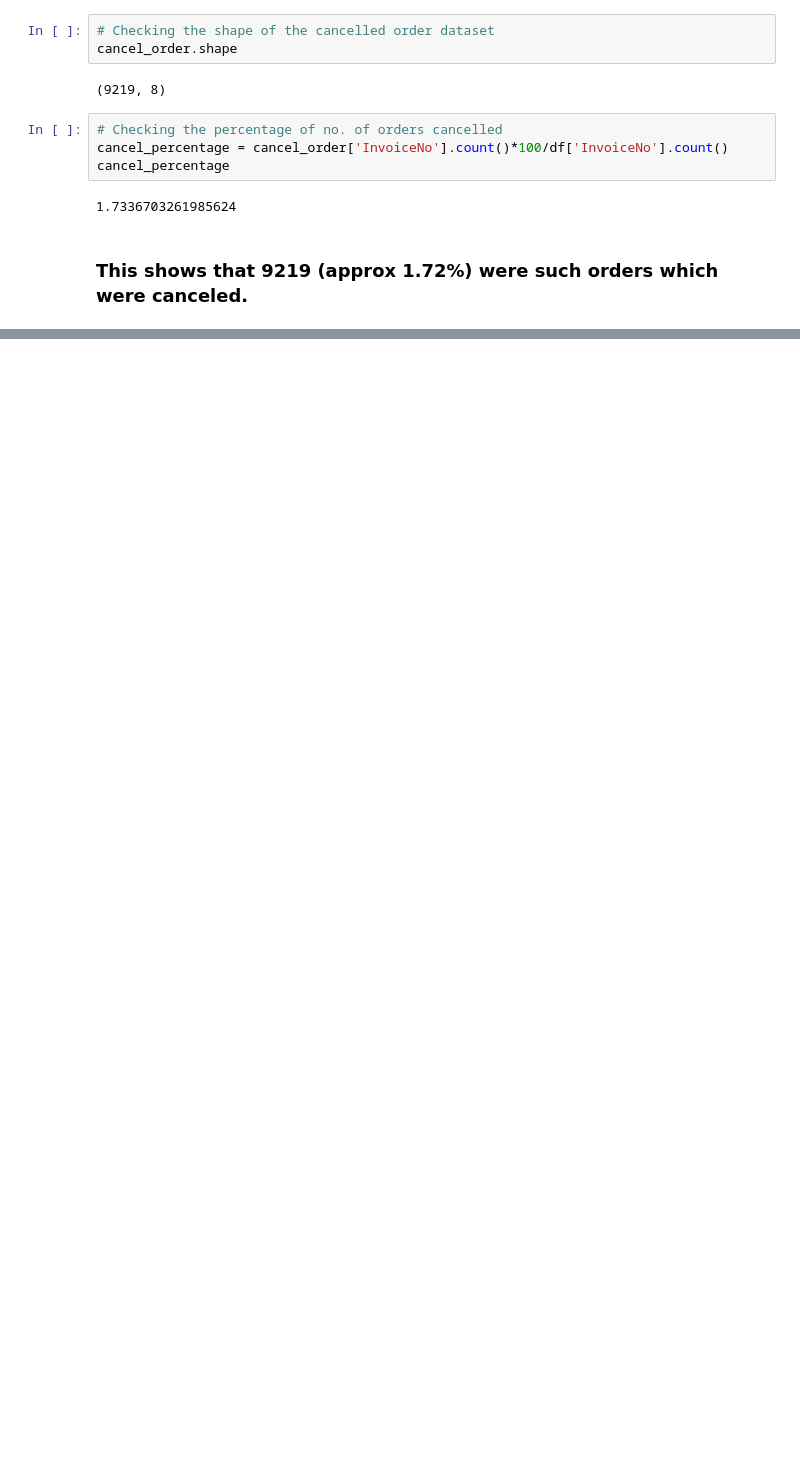
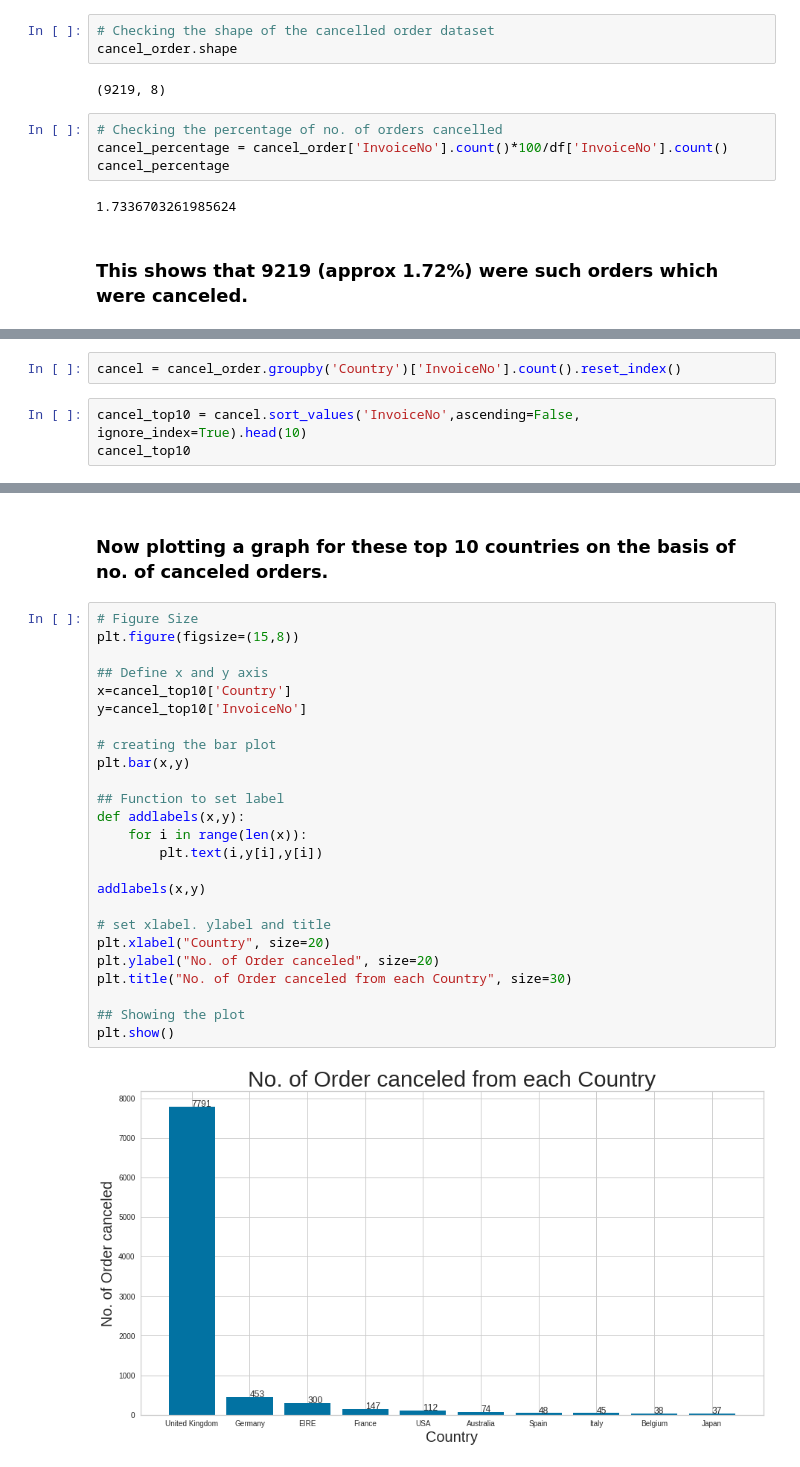
Before and after one commit to Deepakkarki24/Online-Retail-Customer-Segmentation, a Jupyter notebook: Individual_Colab_(Customer_Segmentation)_Capstone_Project.ipynb, the cells around one changed output, grey strips where cells are left out. Cells and saved outputs as stored; diff of their text form; blank space fills up the shorter version.

```diff
--- a/Individual_Colab_(Customer_Segmentation)_Capstone_Project.ipynb
+++ b/Individual_Colab_(Customer_Segmentation)_Capstone_Project.ipynb
@@ -554,0 +557,5 @@ cancel_percentage
+# %%
+cancel = cancel_order.groupby('Country')['InvoiceNo'].count().reset_index()
+# %%
+cancel_top10 = cancel.sort_values('InvoiceNo',ascending=False, ignore_index=True).head(10)
+cancel_top10
@@ -554,0 +574,29 @@ cancel_percentage
+# %% [markdown]
+### **Now plotting a graph for these top 10 countries on the basis of no. of canceled orders.**
+# %%
+# Figure Size
+plt.figure(figsize=(15,8))
+
+## Define x and y axis
+x=cancel_top10['Country']
+y=cancel_top10['InvoiceNo']
+
+# creating the bar plot
+plt.bar(x,y)
+
+## Function to set label
+def addlabels(x,y):
+    for i in range(len(x)):
+        plt.text(i,y[i],y[i])
+
+addlabels(x,y)
+
+# set xlabel. ylabel and title
+plt.xlabel("Country", size=20)
+plt.ylabel("No. of Order canceled", size=20)
+plt.title("No. of Order canceled from each Country", size=30)
+
+## Showing the plot
+plt.show()
+# %% [output]
+[figure, added]
```
Also changed, not shown: parts of 26 cells of this notebook.
